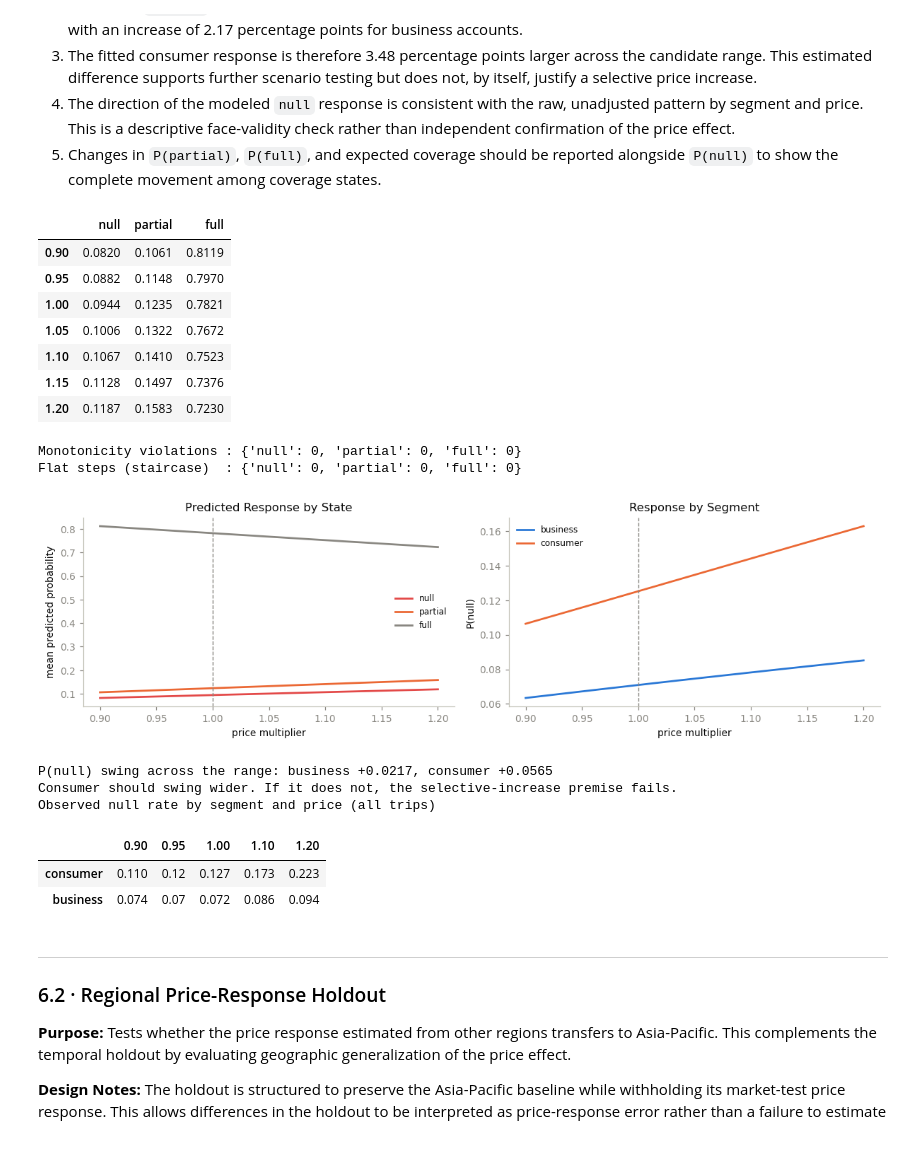
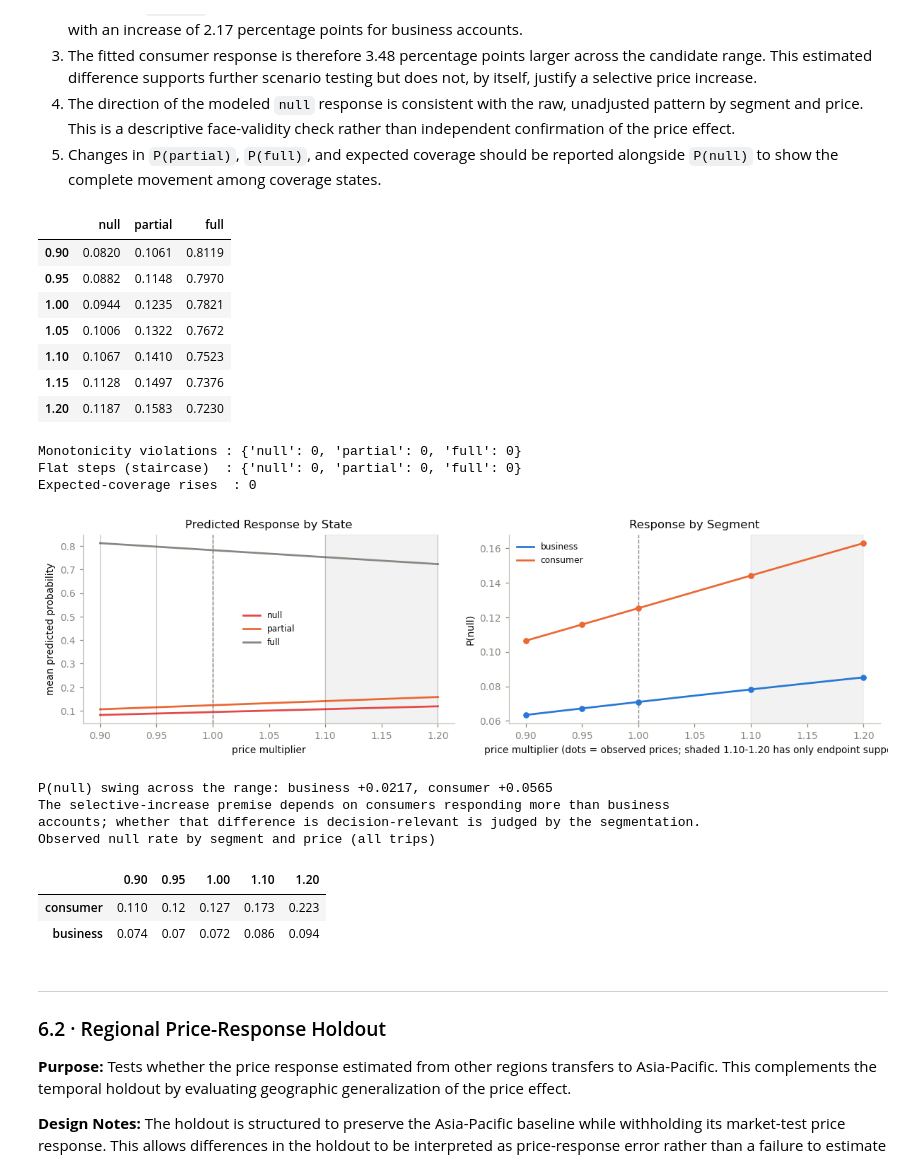
Before and after one commit to paforsey/data-science-portfolio, a Jupyter notebook: case-studies/international-roaming/international_roaming.ipynb, the cells around one changed output. Cells and saved outputs as stored; diff of their text form; code cells hidden in the pictures.

```diff
--- a/case-studies/international-roaming/international_roaming.ipynb
+++ b/case-studies/international-roaming/international_roaming.ipynb
@@ -120,11 +120,10 @@ plt.rcParams.update({
     'ytick.color': MUTED,
 })
 # %%
-# File IO
+# File Management
 DATA = Path('data/synthetic')
 
 def load(name):
-    '''Load a synthetic table by name, preferring parquet over csv.'''
 
     pq, csv = DATA / f'{name}.parquet', DATA / f'{name}.csv'
     if pq.exists():
@@ -154,7 +153,6 @@ def _parquet_available():
 FMT = 'parquet' if _parquet_available() else 'csv'
 
 def save_tables(frames, dest = DATA, with_cols = False):
-    '''Write {name: DataFrame} to `dest` as parquet (csv fallback). Returns a row-count summary.'''
 
     dest = Path(dest)
     dest.mkdir(parents = True, exist_ok = True)
@@ -179,7 +177,6 @@ DAY_THRESH = 0.70
 PRICE_FIRST, PRICE_ADDL = 10.0, 5.0
 
 def reconstruct_label(df, day_thresh = DAY_THRESH):
-    '''Reconstruct the three coverage levels from observed quantities alone.'''
 
     ratio = df['days_bought'] / df['days_traveled']
     lines = df['lines_active'] / df['lines_traveling'].clip(lower = 1)
@@ -190,9 +187,7 @@ def reconstruct_label(df, day_thresh = DAY_THRESH):
 
     return y
 
-
 def build_features(df):
-    '''Non-price feature matrix for the tree stage.'''
 
     out = pd.DataFrame(index = df.index)
     out['is_business'] = df['is_business'].astype(int)
@@ -201,7 +196,7 @@ def build_features(df):
     out['premium'] = (df['plan_tier'] == 'premium').astype(int)
     out['value_tier'] = (df['plan_tier'] == 'value').astype(int)
 
-    for r in ['asia', 'caribbean', 'central_america', 'europe', 'mideast', 'oceania', 'south_america']:  # africa omitted
+    for r in ['asia', 'caribbean', 'central_america', 'europe', 'mideast', 'oceania', 'south_america']:  # Basline: africa
         out[f'region_{r}'] = (df['region'] == r).astype(int)
 
     out['month_of_year'] = df['month'] % 12
@@ -210,7 +205,6 @@ def build_features(df):
     return out
 
 def prior_trip_count(df):
-    '''Expanding-window count of an account's earlier-month trips (no future leakage).'''
 
     hist = df[['account_id', 'month']].sort_values(['account_id', 'month'])
     cum = hist.groupby('account_id').cumcount()
@@ -219,7 +213,6 @@ def prior_trip_count(df):
     return (cum - same).reindex(df.index).fillna(0).astype(int)
 
 def load_trips(with_macro = True):
-    '''trips joined to account attributes, optionally with the monthly macro index.'''
 
     t = load('trips').merge(load('accounts'), on = 'account_id', how = 'left')
 
@@ -233,29 +226,20 @@ _SORTED_CLASSES = sorted(CLASSES)
 _PERM = [CLASSES.index(c) for c in _SORTED_CLASSES]
 
 def LL(y_true, P):
-    '''log_loss with probability columns given in CLASSES order.
-
-    sklearn's log_loss expects columns in lexicographic label order and does not
-    honour `labels=` for column alignment, so the columns are permuted here.
-    '''
 
     return log_loss(y_true, P[:, _PERM], labels = _SORTED_CLASSES)
 
 def softmax(eta):
-    '''Row-wise softmax, numerically stabilized.'''
 
     e = np.exp(eta - eta.max(axis = 1, keepdims = True))
 
     return e / e.sum(axis=1, keepdims = True)
 
 def logp(p):
-    '''Log-probability: the correct scale for a multiclass price shift (see 01 s6).'''
 
     return np.log(np.clip(p, 1e-9, 1.0))
 
 def price_shift_logodds(sweep, mult, ref = 1.0):
-    '''Population log-odds shift between price `mult` and `ref`, read from a sweep table
-    (index = price multiplier, columns = CLASSES) at the nearest grid point.'''
 
     idx = sweep.index.to_numpy()
     tgt = sweep.iloc[np.argmin(np.abs(idx - mult))][CLASSES].to_numpy()
@@ -264,8 +248,6 @@ def price_shift_logodds(sweep, mult, ref = 1.0):
     return logp(tgt) - logp(base)
 
 def apply_price_shift(P0, shift, response_scale = 1.0):
-    '''Shift per-trip probabilities `P0` (n x 3, CLASSES order) by `response_scale * shift`
-    in log-probability space, renormalized.'''
 
     return softmax(logp(P0) + response_scale * shift)
 # %% [markdown]
@@ -939,8 +921,12 @@ base-rate benchmark    : 0.6809
 # %%
 # Sweep Price Range
 GRID = np.round(np.linspace(0.90, 1.20, 25), 4)  # 25 points, 1.25pp apart, endpoints included exactly
+OBS_PRICES = [0.90, 0.95, 1.00, 1.10, 1.20]      # prices actually seen in the historical data
 SWEEP_SIGN = {'null': +1, 'partial': +1, 'full': -1}
 
+# raw Stage 1 + Stage 2 response (no calibration). Isotonic calibration is a monotone
+# per-class transform, so it does not change the shape checks below; the calibrated
+# sweep exported in Section 9 is the version downstream sections consume.
 sweep = pd.DataFrame(
     [dict(zip(CLASSES, raw_score(X[te], trips[te], m).mean(axis = 0)), price_multiplier = m) for m in GRID]
 ).set_index('price_multiplier')
@@ -949,10 +935,14 @@ display(sweep.iloc[::4].round(4).rename_axis(None))
 
 viol = {c: int(((sweep[c].diff().dropna()) * SWEEP_SIGN[c] < -1e-9).sum()) for c in CLASSES}
 flat = {c: int((sweep[c].diff().abs().dropna() < 1e-9).sum()) for c in CLASSES}
+exp_cov = sweep['full'] + 0.5 * sweep['partial']          # expected coverage proxy
+cov_viol = int((exp_cov.diff().dropna() > 1e-9).sum())
 print(f'\nMonotonicity violations : {viol}')
 print(f'Flat steps (staircase)  : {flat}')
+print(f'Expected-coverage rises  : {cov_viol}')
 assert viol['null'] == 0, f"P(null) decreased somewhere in the sweep: {viol['null']} violation(s)"
 assert viol['full'] == 0, f"P(full) increased somewhere in the sweep: {viol['full']} violation(s)"
+assert cov_viol == 0, f'expected coverage increased somewhere in the sweep: {cov_viol}'
 assert np.allclose(sweep.sum(axis=1), 1.0, atol=1e-6), 'sweep probabilities do not sum to one'
 
 i_np = IDX['null']
@@ -961,6 +951,9 @@ for c, col in zip(CLASSES, [RED, ACCENT2, MUTED]):
     axes[0].plot(sweep.index, sweep[c], label = c, color = col, linewidth = 1.8)
 
 axes[0].axvline(1.0, color = MUTED, linestyle = '--', linewidth = 0.9)
+for pxx in OBS_PRICES:
+    axes[0].axvline(pxx, color = INK, alpha = 0.18, linewidth = 0.8)
+axes[0].axvspan(1.10, 1.20, color = INK, alpha = 0.05)     # only endpoints observed here
 axes[0].set_xlabel('price multiplier')
 axes[0].set_ylabel('mean predicted probability')
 axes[0].set_title('Predicted Response by State')
@@ -972,45 +965,50 @@ for seg, lbl, col in [(1, 'business', ACCENT), (0, 'consumer', ACCENT2)]:
     curve = [raw_score(X[te][m], trips[te][m], p)[:, i_np].mean() for p in GRID]
     spans[lbl] = curve[-1] - curve[0]
     axes[1].plot(GRID, curve, color = col, linewidth = 1.8, label = lbl)
+    axes[1].scatter(OBS_PRICES,
+                    [raw_score(X[te][m], trips[te][m], p)[:, i_np].mean() for p in OBS_PRICES],
+                    color = col, s = 22, zorder = 3)
 
 axes[1].axvline(1.0, color = MUTED, linestyle = '--', linewidth = 0.9)
-axes[1].set_xlabel('price multiplier')
+axes[1].axvspan(1.10, 1.20, color = INK, alpha = 0.05)
+axes[1].set_xlabel('price multiplier (dots = observed prices; shaded 1.10-1.20 has only endpoint support)')
 axes[1].set_ylabel('P(null)')
 axes[1].set_title('Response by Segment')
 axes[1].legend(frameon = False, fontsize = 8)
 plt.tight_layout()
 plt.show()
 
 print(
     f"P(null) swing across the range: business {spans['business']:+.4f}, "
     f"consumer {spans['consumer']:+.4f}"
 )
-
-print('Consumer should swing wider. If it does not, the selective-increase premise fails.')
+print('The selective-increase premise depends on consumers responding more than business')
+print('accounts; whether that difference is decision-relevant is judged by the segmentation.')
 
 # The raw data's own answer, for comparison
 raw_cmp = (
     trips.assign(np_flag = (trips.y == 'null').astype(float))
         .pivot_table(index = 'is_business', columns = 'price_multiplier', values = 'np_flag')
 )
-
 raw_cmp.index = raw_cmp.index.map({False: 'consumer', True: 'business'})
 print('Observed null rate by segment and price (all trips)')
 display(raw_cmp.round(3).rename_axis(None).rename_axis(None, axis = 1))
 # %% [output]
 |  | null | partial | full |
 | 0.90 | 0.0820 | 0.1061 | 0.8119 |
 | 0.95 | 0.0882 | 0.1148 | 0.7970 |
 | 1.00 | 0.0944 | 0.1235 | 0.7821 |
 | 1.05 | 0.1006 | 0.1322 | 0.7672 |
 | 1.10 | 0.1067 | 0.1410 | 0.7523 |
 | 1.15 | 0.1128 | 0.1497 | 0.7376 |
 | 1.20 | 0.1187 | 0.1583 | 0.7230 |
 Monotonicity violations : {'null': 0, 'partial': 0, 'full': 0}
 Flat steps (staircase)  : {'null': 0, 'partial': 0, 'full': 0}
+Expected-coverage rises  : 0
-[figure, old version]
+[figure, new version]
 P(null) swing across the range: business +0.0217, consumer +0.0565
-Consumer should swing wider. If it does not, the selective-increase premise fails.
+The selective-increase premise depends on consumers responding more than business
+accounts; whether that difference is decision-relevant is judged by the segmentation.
 Observed null rate by segment and price (all trips)
 |  | 0.90 | 0.95 | 1.00 | 1.10 | 1.20 |
 | consumer | 0.110 | 0.12 | 0.127 | 0.173 | 0.223 |
```
Also changed, not shown: parts of 25 cells of this notebook, 8 other files.
